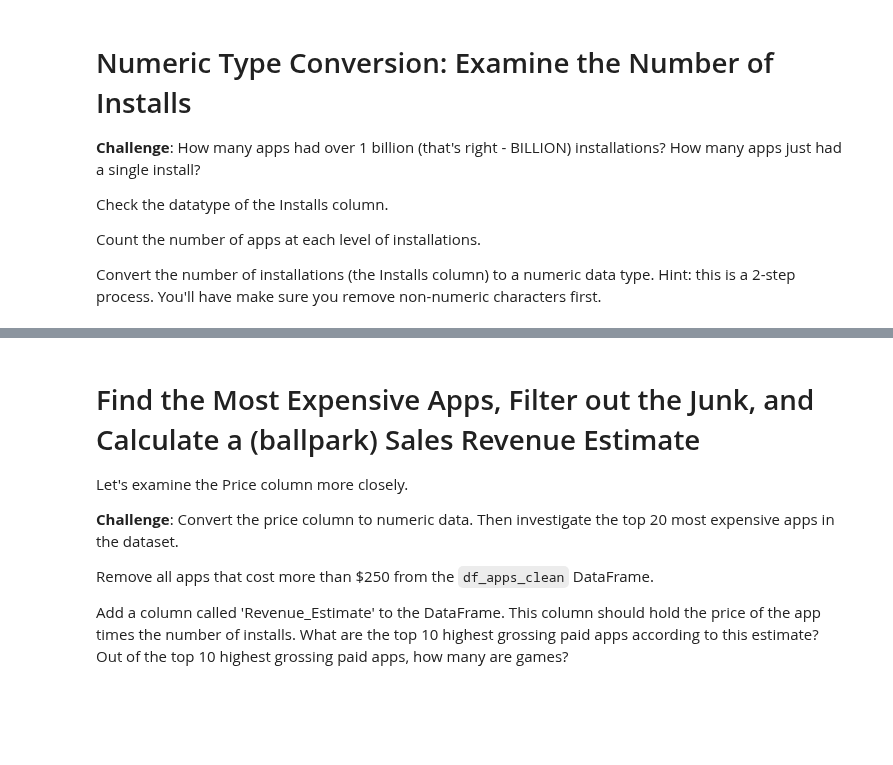
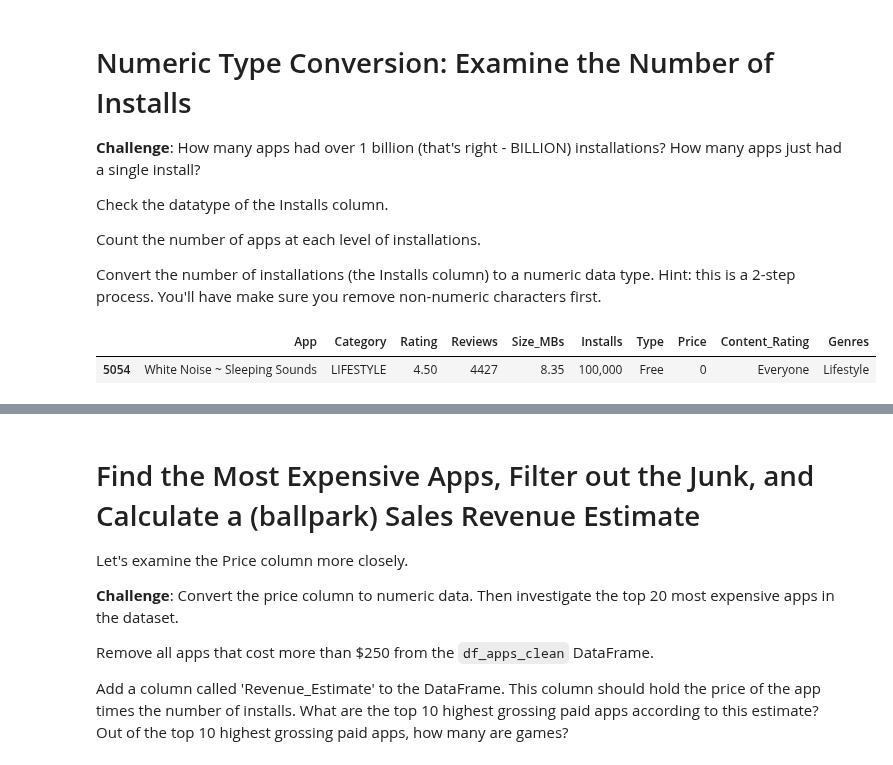
Before and after one commit to keshavpj1711/Python_100-Days, a Jupyter notebook: Advanced/76AnalyzingPlayStorePlotly/Google Play Store App Analytics (start).ipynb, the cells around one changed output, grey strips where cells are left out. Saved outputs shown, nothing was run; the diff lists cells and outputs as text; code cells hidden in the pictures; blank space fills up the shorter version.

```diff
--- a/Advanced/76AnalyzingPlayStorePlotly/Google Play Store App Analytics (start).ipynb
+++ b/Advanced/76AnalyzingPlayStorePlotly/Google Play Store App Analytics (start).ipynb
@@ -214,3 +214,8 @@ Check the datatype of the Installs column.
 Count the number of apps at each level of installations.
 
 Convert the number of installations (the Installs column) to a numeric data type. Hint: this is a 2-step process. You'll have make sure you remove non-numeric characters first.
+# %%
+df_apps_clean.sample()
+# %% [output]
+|  | App | Category | Rating | Reviews | Size_MBs | Installs | Type | Price | Content_Rating | Genres |
+| 5054 | White Noise ~ Sleeping Sounds | LIFESTYLE | 4.50 | 4427 | 8.35 | 100,000 | Free | 0 | Everyone | Lifestyle |
```
Also changed, not shown: parts of 5 cells of this notebook.
